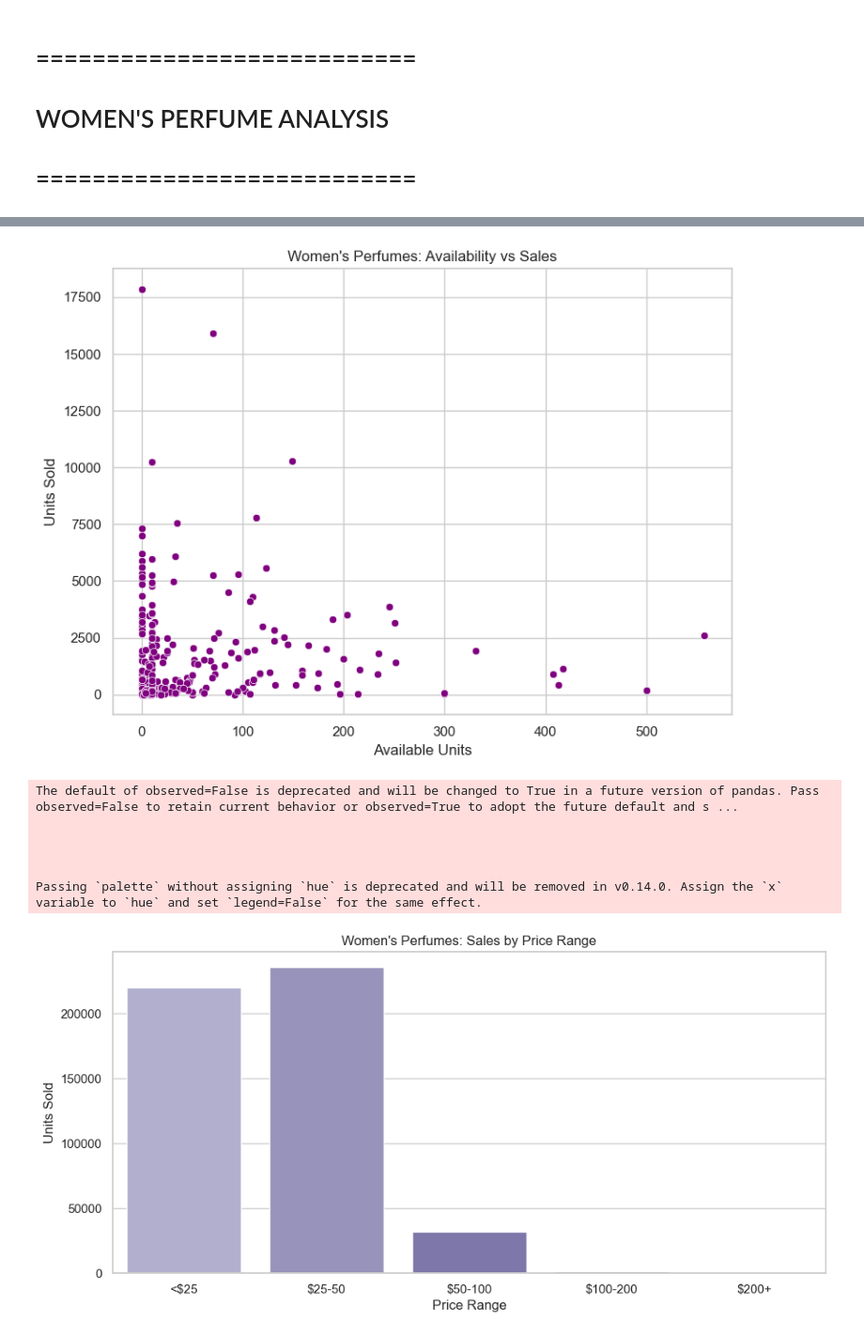
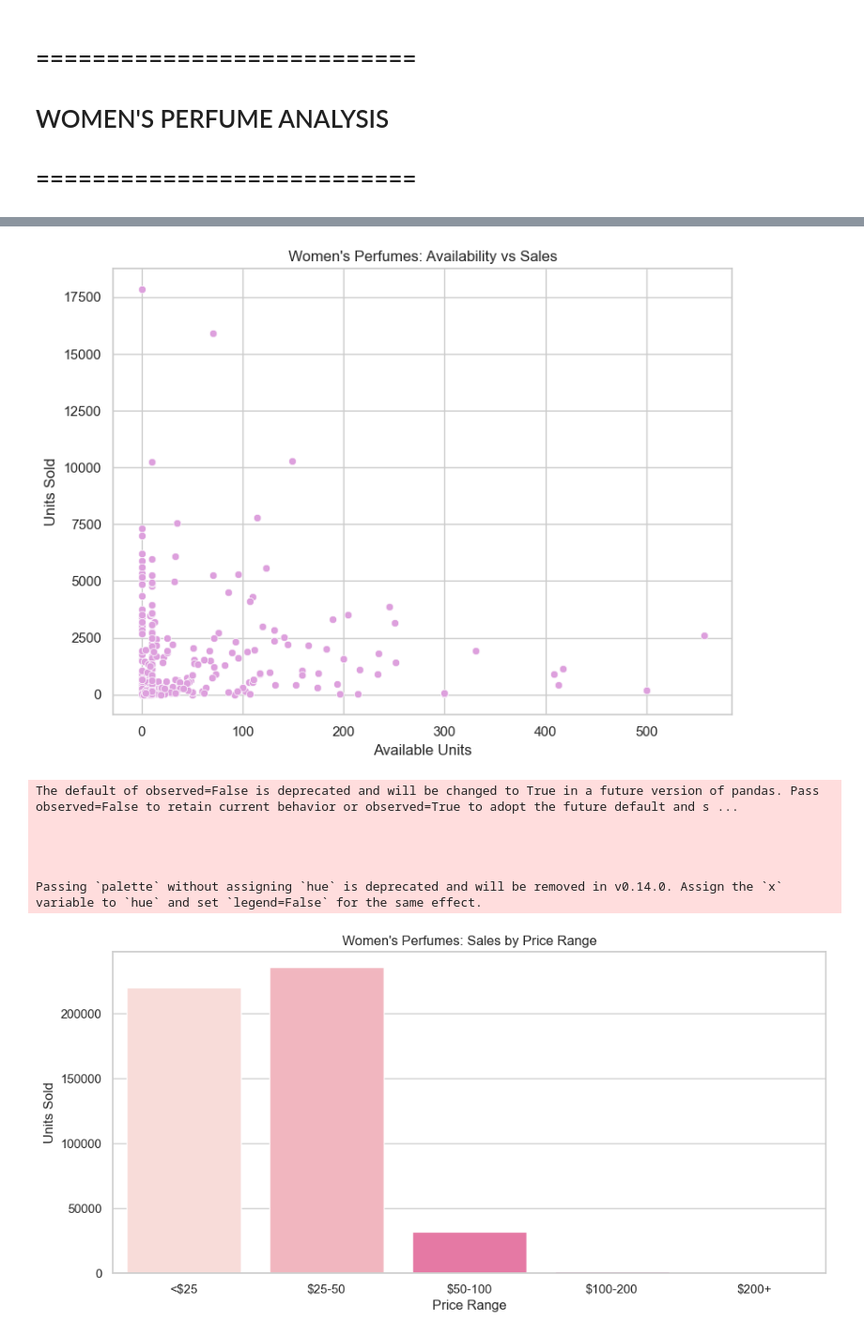
Before and after one commit to aidahanad/projectweb, a Jupyter notebook: perfume-e-commerce-analysis-2024.ipynb, the cells around one changed output, grey strips where cells are left out. Shown at 94% size. Saved outputs shown, nothing was run; the diff lists cells and outputs as text; code cells hidden in the pictures.

```diff
--- a/perfume-e-commerce-analysis-2024.ipynb
+++ b/perfume-e-commerce-analysis-2024.ipynb
@@ -381,8 +10,20 @@ import matplotlib.pyplot as plt
 import seaborn as sns
 import plotly.express as px
 
-mens_perfume_df = pd.read_csv("mens_perfume_clean.csv")
-womens_perfume_df = pd.read_csv("womens_perfume_clean.csv")
+mens_perfume_df = pd.read_csv('ebay_mens_perfume.csv')
+womens_perfume_df = pd.read_csv('ebay_womens_perfume.csv')
+
+mens_perfume_df.dropna(subset=['title', 'brand', 'type'], inplace=True)
+womens_perfume_df.dropna(subset=['title', 'brand', 'type'], inplace=True)
+
+mens_perfume_df['available'].fillna(0, inplace=True)
+mens_perfume_df['sold'].fillna(0, inplace=True)
+
+womens_perfume_df['available'].fillna(0, inplace=True)
+womens_perfume_df['sold'].fillna(0, inplace=True)
+
+mens_perfume_df.duplicated().sum()
+womens_perfume_df.duplicated().sum()
 
 mens_perfume_df["gender"] = "men"
 womens_perfume_df["gender"] = "women"
@@ -625,35 +611,35 @@ plt.show()
 # %%
 # 📦 Availability vs Sales (Women)
 plt.figure(figsize=(8, 6))
-sns.scatterplot(data=womens_perfume_df, x='available', y='sold', color='purple')
+sns.scatterplot(data=womens_perfume_df, x='available', y='sold', color='plum')
 plt.title("Women's Perfumes: Availability vs Sales")
 plt.xlabel("Available Units")
 plt.ylabel("Units Sold")
 plt.tight_layout()
 plt.show()
 # %% [output]
-[figure, old version]
+[figure, new version]
 # %%
 
 # 💵 Sales by Price Range (Women)
 womens_perfume_df['price_range'] = pd.cut(womens_perfume_df['price'], bins=bins, labels=labels)
 womens_price_range = womens_perfume_df.groupby('price_range')['sold'].sum().reset_index()
 
 plt.figure(figsize=(10, 5))
-sns.barplot(data=womens_price_range, x='price_range', y='sold', palette='Purples_d')
+sns.barplot(data=womens_price_range, x='price_range', y='sold', palette='RdPu')
 plt.title("Women's Perfumes: Sales by Price Range")
 plt.xlabel("Price Range")
 plt.ylabel("Units Sold")
 plt.tight_layout()
 plt.show()
 # %% [output]
 The default of observed=False is deprecated and will be changed to True in a future version of pandas. Pass observed=False to retain current behavior or observed=True to adopt the future default and s ...
 
 
 
 
 Passing `palette` without assigning `hue` is deprecated and will be removed in v0.14.0. Assign the `x` variable to `hue` and set `legend=False` for the same effect.
-[figure, old version]
+[figure, new version]
 # %%
 # 🧴 Sales by Perfume Type (Women)
 plt.figure(figsize=(10, 6))
```
Also changed, not shown: parts of 48 cells of this notebook, 2 other files.
